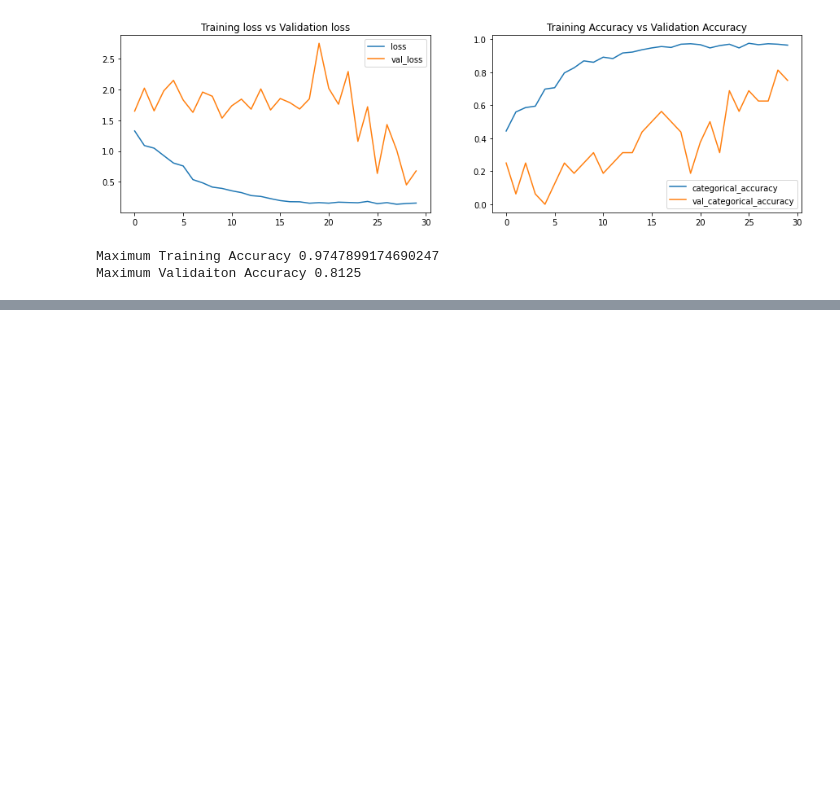
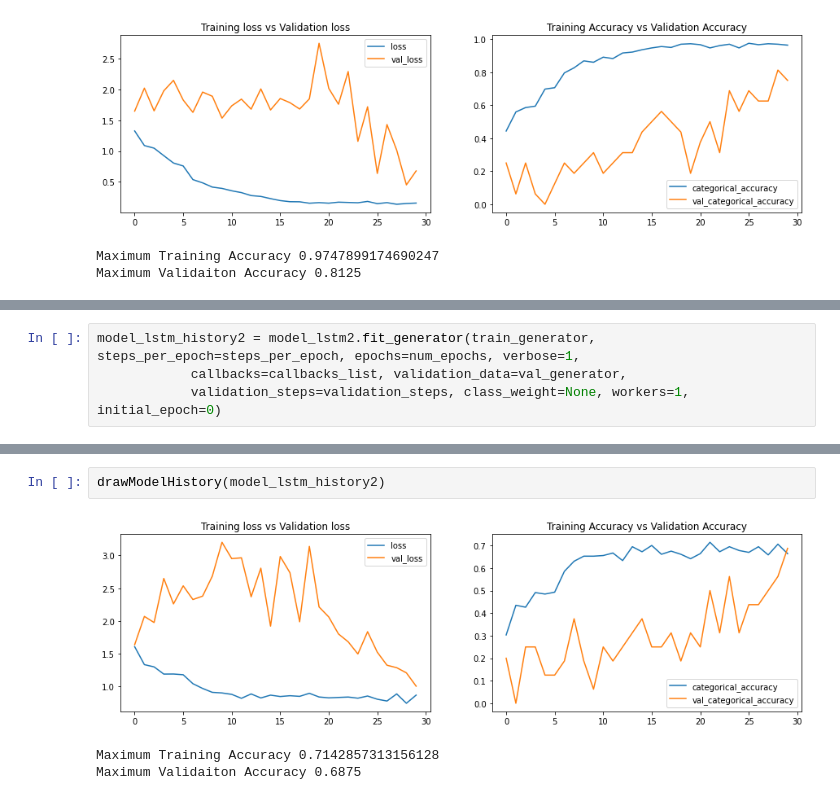
Before and after one commit to SanjayaKumarSahoo/gesture-recognition-case-study, a Jupyter notebook: Neural_Nets_Project_Starter_Code.ipynb, the cells around one changed output, grey strips where cells are left out. Cells and saved outputs as stored; diff of their text form; blank space fills up the shorter version.

Commit message:
Initial commit

```diff
--- a/Neural_Nets_Project_Starter_Code.ipynb
+++ b/Neural_Nets_Project_Starter_Code.ipynb
@@ -1284,0 +1382,4 @@ Maximum Validaiton Accuracy 0.8125
+# %%
+model_lstm_history2 = model_lstm2.fit_generator(train_generator, steps_per_epoch=steps_per_epoch, epochs=num_epochs, verbose=1,
+            callbacks=callbacks_list, validation_data=val_generator,
+            validation_steps=validation_steps, class_weight=None, workers=1, initial_epoch=0)
@@ -1284,0 +1407,6 @@ Maximum Validaiton Accuracy 0.8125
+# %%
+drawModelHistory(model_lstm_history2)
+# %% [output]
+[figure, added]
+Maximum Training Accuracy 0.7142857313156128
+Maximum Validaiton Accuracy 0.6875
```
Also changed, not shown: parts of 13 cells of this notebook.
